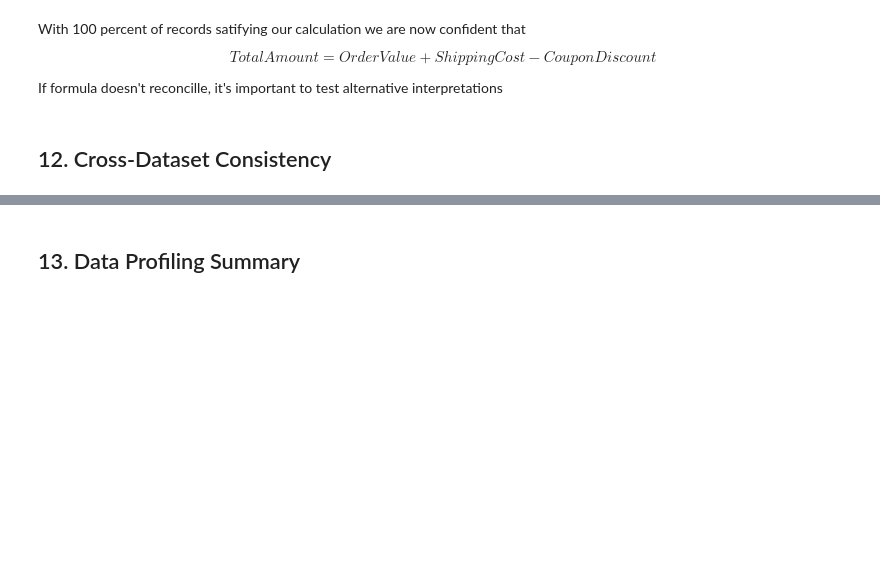
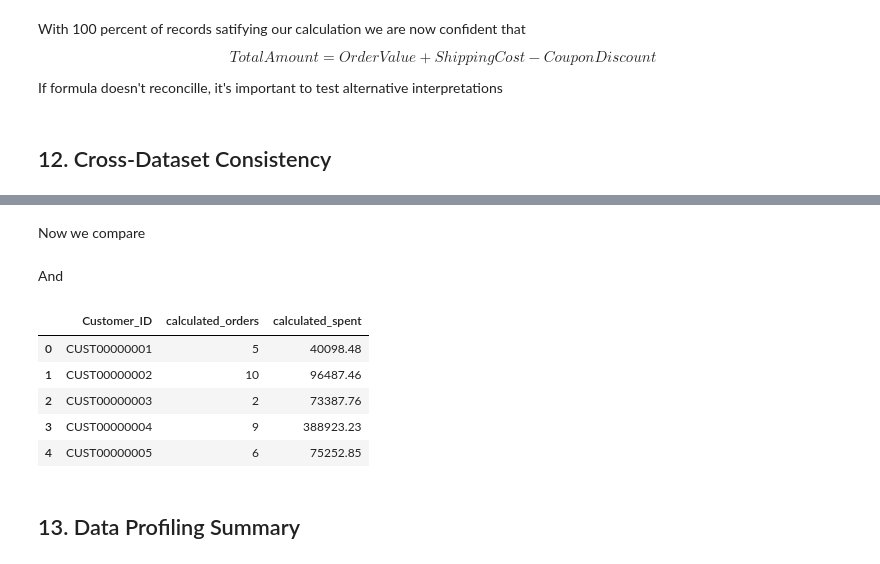
Before and after one commit to Vin-Okumu/e-commerce-sales-analytics, a Jupyter notebook: Analysis/01_data_profiling.ipynb, the cells around one changed output, grey strips where cells are left out. Drawn from its saved outputs; the diff is of its cells as text; code cells hidden in the pictures; blank space fills up the shorter version.

```diff
--- a/Analysis/01_data_profiling.ipynb
+++ b/Analysis/01_data_profiling.ipynb
@@ -673,0 +680,9 @@ If formula doesn't reconcille, it's important to test alternative interpretation
+# %%
+sales_customer_summary = (
+    sales.groupby("Customer_ID")
+    .agg(
+        calculated_orders=("Order_ID", "nunique"),
+        calculated_spent=("Total_Amount", "sum")
+    )
+    .reset_index()
+)
@@ -673,0 +697,2 @@ If formula doesn't reconcille, it's important to test alternative interpretation
+# %% [markdown]
+Now we compare
@@ -673,0 +704,2 @@ If formula doesn't reconcille, it's important to test alternative interpretation
+# %% [markdown]
+And
@@ -674,2 +711,11 @@ If formula doesn't reconcille, it's important to test alternative interpretation
+# %%
+sales_customer_summary.head()
+# %% [output]
+|  | Customer_ID | calculated_orders | calculated_spent |
+| 0 | CUST00000001 | 5 | 40098.48 |
+| 1 | CUST00000002 | 10 | 96487.46 |
+| 2 | CUST00000003 | 2 | 73387.76 |
+| 3 | CUST00000004 | 9 | 388923.23 |
+| 4 | CUST00000005 | 6 | 75252.85 |
 # %% [markdown]
 ## 13. Data Profiling Summary
```
Also changed, not shown: parts of 6 cells of this notebook.
